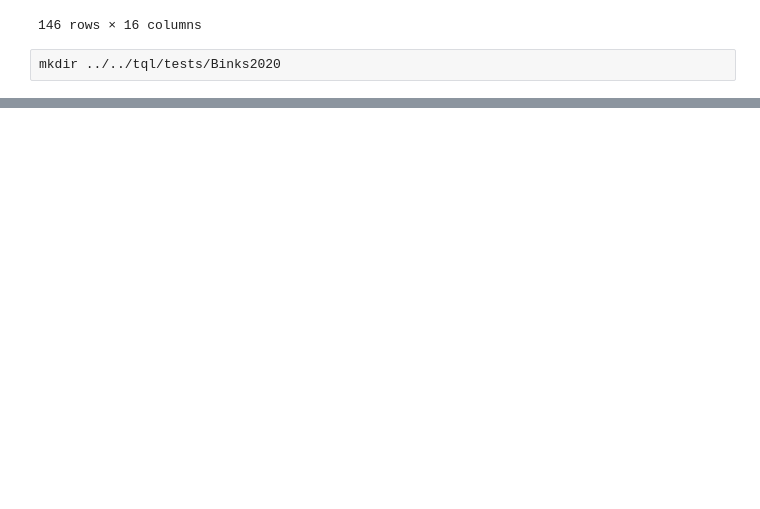
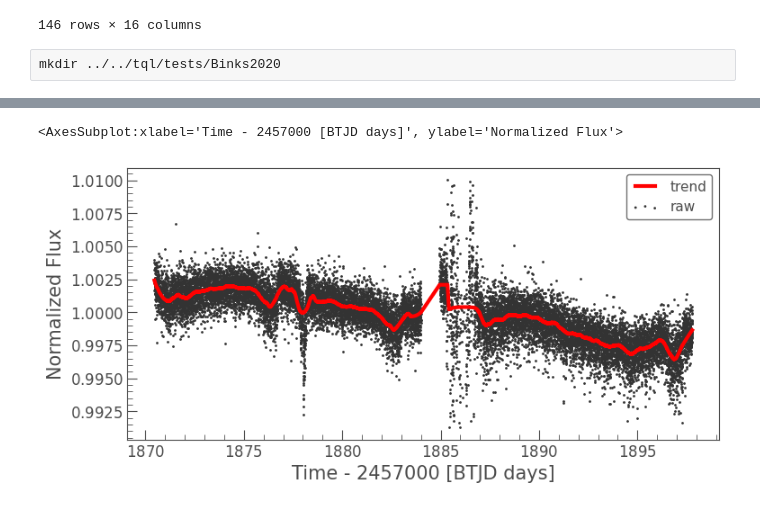
Before and after one commit to jpdeleon/chronos, a Jupyter notebook: notebooks/Binks2020.ipynb, the cells around one changed output, grey strips where cells are left out. Saved outputs shown, nothing was run; the diff lists cells and outputs as text; code cells hidden in the pictures; blank space fills up the shorter version.

```diff
--- a/notebooks/Binks2020.ipynb
+++ b/notebooks/Binks2020.ipynb
@@ -46,0 +88,8 @@ df['SimbadName'].to_csv("../../tql/tests/Binks2020/binks2020.txt",
+# %%
+lc = tpf.to_lightcurve().normalize().remove_outliers()
+flat, trend = lc.flatten(window_length=701, return_trend=True, break_tolerance=50)
+ax = lc.scatter(label='raw')
+trend.plot(ax=ax, c='r', lw=3, label='trend')
+# %% [output]
+<AxesSubplot:xlabel='Time - 2457000 [BTJD days]', ylabel='Normalized Flux'>
+[figure, added]
```
Also changed, not shown: parts of 12 cells of this notebook, 11 other files.
